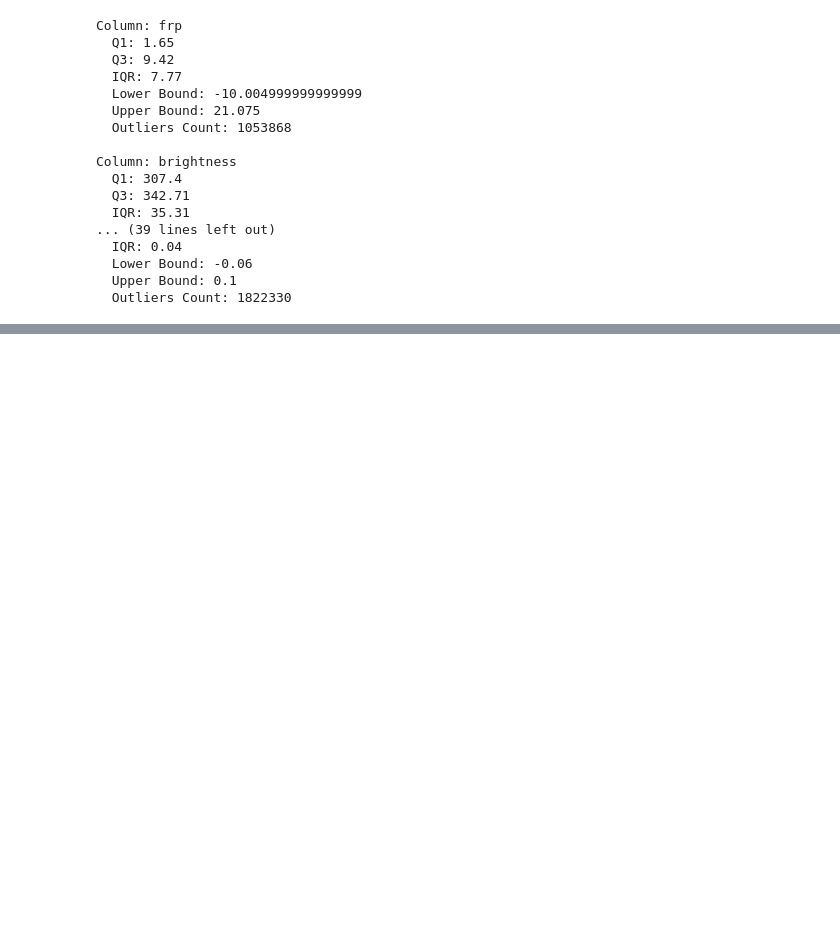
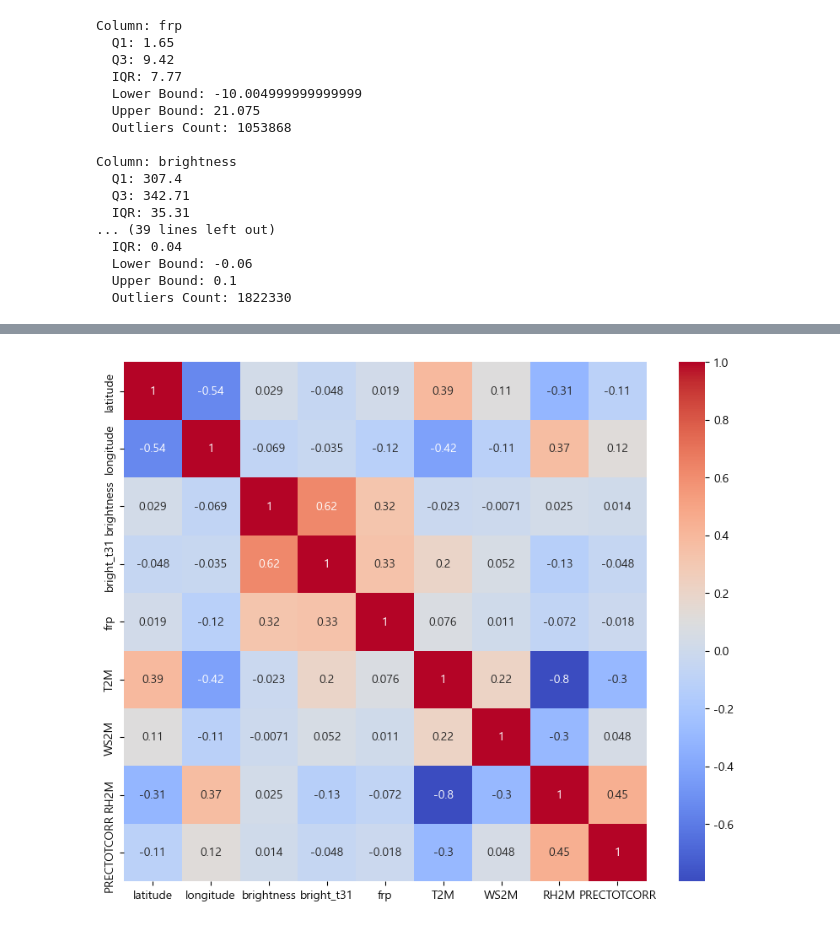
Before and after one commit to 2025-ML-miniProject01/bokey, a Jupyter notebook: wildfire_USA.ipynb, the cells around one changed output, grey strips where cells are left out. Saved outputs shown, nothing was run; the diff lists cells and outputs as text; code cells hidden in the pictures; blank space fills up the shorter version.

```diff
--- a/wildfire_USA.ipynb
+++ b/wildfire_USA.ipynb
@@ -610,0 +660,56 @@ Column: brightness
+# %%
+# 날짜 열을 제외한 데이터로 상관계수를 계산
+corr = merged_wildfire_df.drop(columns=["acq_date", "confidence", "daynight", "datetime"]).corr()
+# %%
+### 히트맵
+# - 상관관계를 시각적으로 나타내는 히트맵을 사용
+plt.figure(figsize=(10, 8))
+sns.heatmap(corr, annot=True, cmap='coolwarm')
+plt.show()
+
+# 해설
+# 위치 변수 (latitude, longitude):
+# latitude와 longitude: -0.54 (중간 정도 음의 상관)
+#  - 위도와 경도가 음의 상관을 보이는 건 데이터가 특정 지역(예: 캘리포니아)에서 수집된 경우, 위도 증가 시 경도가 감소하는 지리적 특성 반영.
+
+# latitude와 T2M: 0.39 (약한 양의 상관)
+#  - 위도가 높아질수록 온도가 약간 상승. 북반구에서 고위도로 갈수록 온도가 낮아지는 일반적 패턴과는 반대일 수 있음.
+#    데이터가 특정 지역에 치우쳤거나 계절적 요인 반영 가능.
+
+# longitude와 RH2M: 0.37 (약한 양의 상관)
+#  - 경도가 증가할수록 습도가 약간 증가. 지역적 특성(예: 해안가로 갈수록 습도 증가) 반영 가능.
+
+# 산불 변수 (frp, brightness, bright_t31):
+# frp와 brightness: 0.32 (약한 양의 상관)
+# frp와 bright_t31: 0.33 (약한 양의 상관)
+# brightness와 bright_t31: 0.62 (중간 정도 양의 상관)
+#  - brightness와 bright_t31은 같은 센서(VIIRS)에서 측정한 밝기 데이터로, 상관관계가 높게 나타나는 건 예상된 결과.
+#    frp와의 상관은 약하지만, 화력이 강할수록 밝기도 증가하는 경향 확인.
+
+# 기상 변수와 산불 변수 간 상관:
+# frp와 T2M: 0.076 (거의 상관 없음)
+# frp와 WS2M: 0.011 (거의 상관 없음)
+# frp와 RH2M: -0.072 (거의 상관 없음, 약한 음의 상관)
+# frp와 PRECTOTCORR: -0.018 (거의 상관 없음)
+# - frp와 기상 변수 간 상관이 매우 약함.
+#   이는 산불의 화력(frp)이 온도, 풍속, 습도, 강수량과 직접적인 선형 관계를 가지지 않을 수 있음을 시사.
+#   비선형 관계(예: wind_speed * frp)를 고려하거나 더 많은 데이터로 분석 필요.
+
+# T2M와 RH2M: -0.8 (강한 음의 상관)
+# - 온도가 높아질수록 습도가 낮아짐.
+#   이는 기상학적으로 타당하며, 산불 확산 가능성이 높은 조건(고온, 저습)을 반영.
+
+# 기상 변수 간 상관:
+# RH2M와 PRECTOTCORR: 0.45 (중간 정도 양의 상관)
+# - 습도가 높을수록 강수량도 증가하는 경향. 이는 기상 데이터의 일관성 확인
+
+# WS2M와 RH2M: -0.3 (약한 음의 상관)
+# - 풍속이 높아질수록 습도가 낮아지는 경향. 바람이 강하면 습도가 감소할 수 있음.
+
+###주요 인사이트
+# 산불과 기상 변수의 약한 상관: frp와 기상 변수(T2M, WS2M, RH2M, PRECTOTCORR) 간 상관이 매우 낮다.
+# 단순 선형 모델로는 예측이 어려울 수 있으니 비선형 모델(SVR)이나 피처 엔지니어링(wind_speed * frp) 필요.
+# 기상 변수 간 상관: T2M과 RH2M의 강한 음의 상관(-0.8)은 고온-저습 조건이 산불 확산에 유리하다는 가설과 일치.
+# 위치 변수의 활용: latitude와 T2M, longitude와 RH2M 간 상관은 지역적 특성을 반영. 위치 데이터를 피처로 활용 가능.
+# %% [output]
+[figure, added]
```
Also changed, not shown: parts of 16 cells of this notebook, 3 other files.
